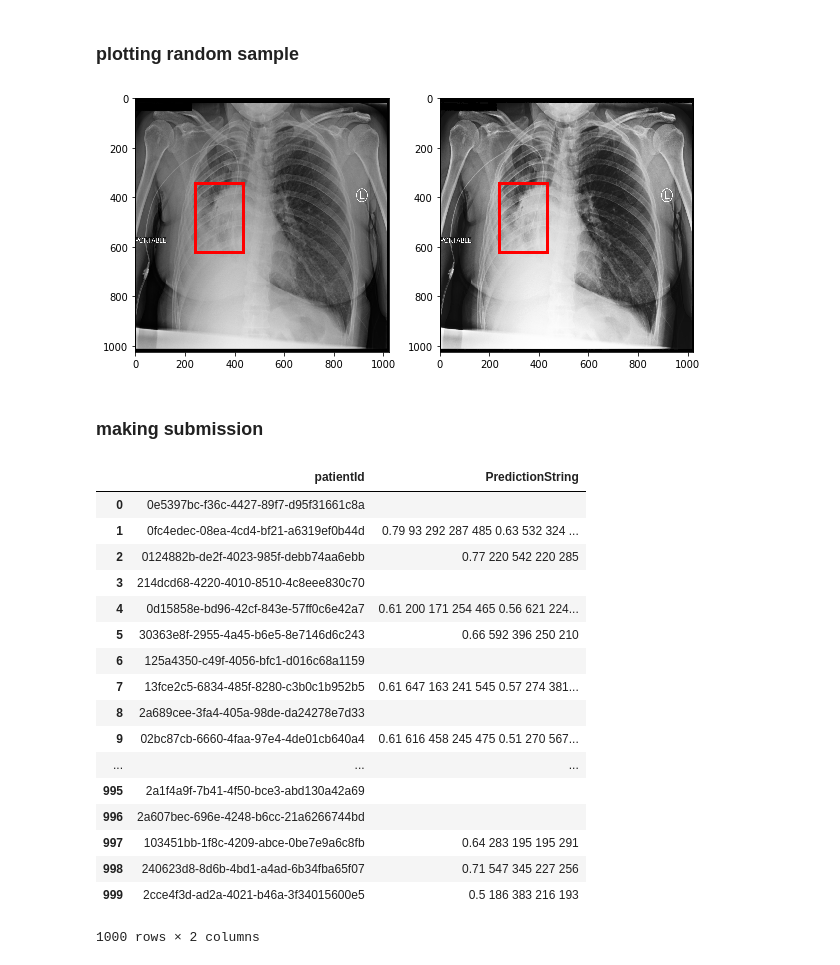
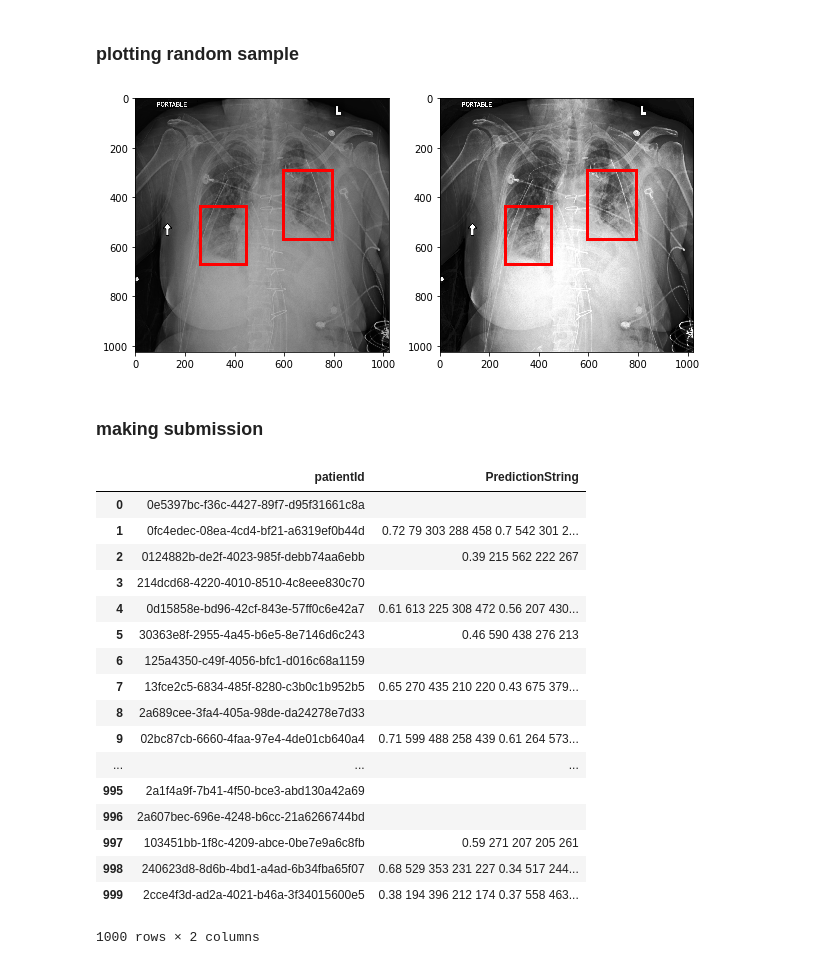
Before and after one commit to MiHess/kaggle-rsna, a Jupyter notebook: notebooks/make_submission_file.ipynb, the cells around one changed output. Cells and saved outputs as stored; diff of their text form; code cells hidden in the pictures.

```diff
--- a/notebooks/make_submission_file.ipynb
+++ b/notebooks/make_submission_file.ipynb
@@ -36,13 +35,15 @@ stage_1_test_images.zip              stage_1_train_labels.csv
 # %% [output]
 /home/ubuntu/kaggle-rsna/notebooks
 # %%
-tfrec_path = "../ml/v2/pred/pred.tfrec"
+tfrec_path = "../ml/v3/pred/pred.tfrec"
 # %% [markdown]
 # Submission file
 # %%
 label_map = {0: 'other', 1: 'high_density'}
+# %%
+THRESHOLD = 0.3
 # %%
-def _load_from_tfrec(tfrec_path, label_map, score_threshold=0.5):
+def _load_from_tfrec(tfrec_path, label_map, score_threshold=THRESHOLD):
 
     detections = {}
 
@@ -96,24 +97,24 @@ from PIL import ImageOps
 # %%
 source_id, boxes = random.sample(detections.items(), 1)[0]
 source_id
 image = PIL.Image.open(os.path.join("/mirco-kaggle/rsna/stage_1_test_images_jpg/", source_id + ".jpg"))
 boxes
 
 fig, axes = plt.subplots(1, 2, figsize=(10, 10))
 
 axes[0].imshow(image, cmap='gray')
 axes[1].imshow(ImageOps.equalize(image), cmap='gray')
 
 for ax in axes:
     for box in boxes:
-        if not box['score'] > 0.5:
+        if not box['score'] > THRESHOLD:
             continue
         rect = plt.Rectangle(
             (box['xmin'], box['ymin']), box['xmax'] - box['xmin'], box['ymax'] - box['ymin'],
             fill=None, edgecolor="red", linewidth=3)
         ax.add_patch(rect)
 # %% [output]
-[figure, old version]
+[figure, new version]
 # %% [markdown]
 ### making submission
 # %%
@@ -131,24 +132,24 @@ d = [{'patientId':k, 'PredictionString': f(v)} for k, v in detections.items()]
 # %%
 dd = pd.DataFrame(d).loc[:, ['patientId', 'PredictionString']]
 # %%
-dd.to_csv("v2_7269_c0p5.csv", sep=",", index=False)
+dd.to_csv("v3_c0p3.csv", sep=",", index=False)
 dd
 # %% [output]
 |  | patientId | PredictionString |
 | 0 | 0e5397bc-f36c-4427-89f7-d95f31661c8a |  |
-| 1 | 0fc4edec-08ea-4cd4-bf21-a6319ef0b44d | 0.79 93 292 287 485 0.63 532 324 ... |
-| 2 | 0124882b-de2f-4023-985f-debb74aa6ebb | 0.77 220 542 220 285 |
+| 1 | 0fc4edec-08ea-4cd4-bf21-a6319ef0b44d | 0.72 79 303 288 458 0.7 542 301 2... |
+| 2 | 0124882b-de2f-4023-985f-debb74aa6ebb | 0.39 215 562 222 267 |
 | 3 | 214dcd68-4220-4010-8510-4c8eee830c70 |  |
-| 4 | 0d15858e-bd96-42cf-843e-57ff0c6e42a7 | 0.61 200 171 254 465 0.56 621 224... |
-| 5 | 30363e8f-2955-4a45-b6e5-8e7146d6c243 | 0.66 592 396 250 210 |
+| 4 | 0d15858e-bd96-42cf-843e-57ff0c6e42a7 | 0.61 613 225 308 472 0.56 207 430... |
+| 5 | 30363e8f-2955-4a45-b6e5-8e7146d6c243 | 0.46 590 438 276 213 |
 | 6 | 125a4350-c49f-4056-bfc1-d016c68a1159 |  |
-| 7 | 13fce2c5-6834-485f-8280-c3b0c1b952b5 | 0.61 647 163 241 545 0.57 274 381... |
+| 7 | 13fce2c5-6834-485f-8280-c3b0c1b952b5 | 0.65 270 435 210 220 0.43 675 379... |
 | 8 | 2a689cee-3fa4-405a-98de-da24278e7d33 |  |
-| 9 | 02bc87cb-6660-4faa-97e4-4de01cb640a4 | 0.61 616 458 245 475 0.51 270 567... |
+| 9 | 02bc87cb-6660-4faa-97e4-4de01cb640a4 | 0.71 599 488 258 439 0.61 264 573... |
 | ... | ... | ... |
 | 995 | 2a1f4a9f-7b41-4f50-bce3-abd130a42a69 |  |
 | 996 | 2a607bec-696e-4248-b6cc-21a6266744bd |  |
-| 997 | 103451bb-1f8c-4209-abce-0be7e9a6c8fb | 0.64 283 195 195 291 |
-| 998 | 240623d8-8d6b-4bd1-a4ad-6b34fba65f07 | 0.71 547 345 227 256 |
-| 999 | 2cce4f3d-ad2a-4021-b46a-3f34015600e5 | 0.5 186 383 216 193 |
+| 997 | 103451bb-1f8c-4209-abce-0be7e9a6c8fb | 0.59 271 207 205 261 |
+| 998 | 240623d8-8d6b-4bd1-a4ad-6b34fba65f07 | 0.68 529 353 231 227 0.34 517 244... |
+| 999 | 2cce4f3d-ad2a-4021-b46a-3f34015600e5 | 0.38 194 396 212 174 0.37 558 463... |
 1000 rows × 2 columns
```
Also changed, not shown: parts of 1 cell of this notebook, 4 other files.
